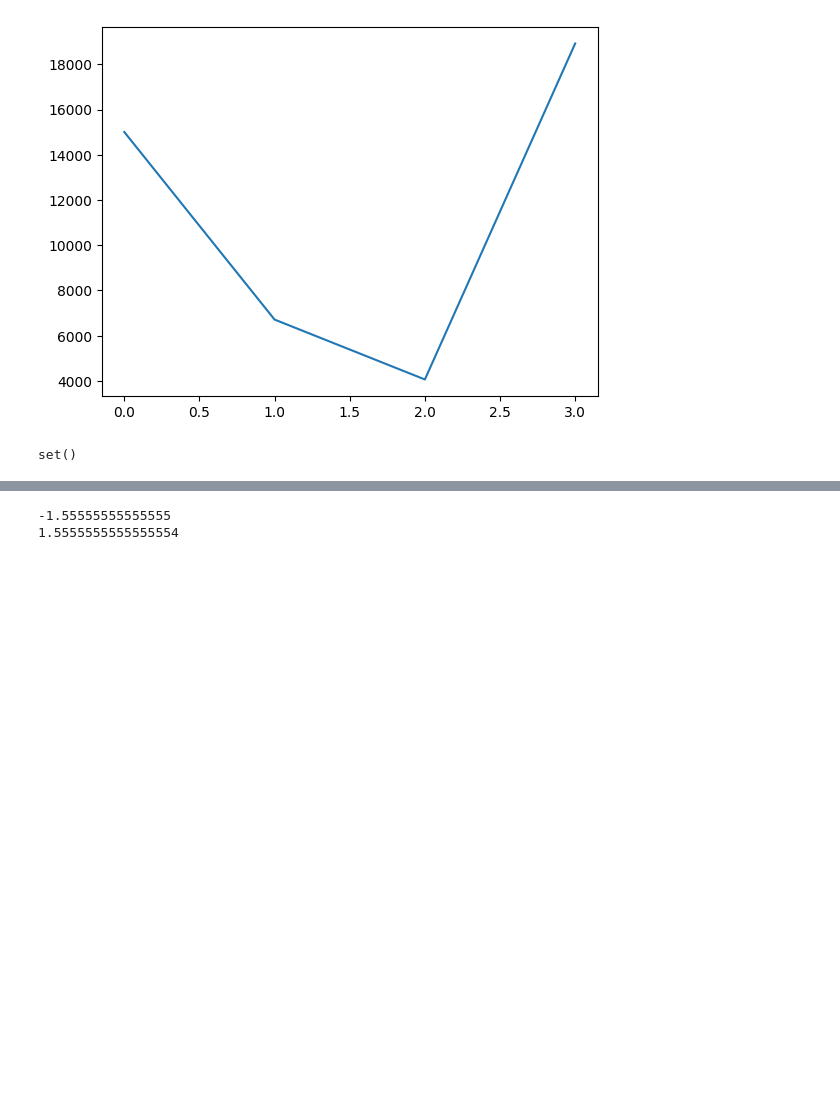
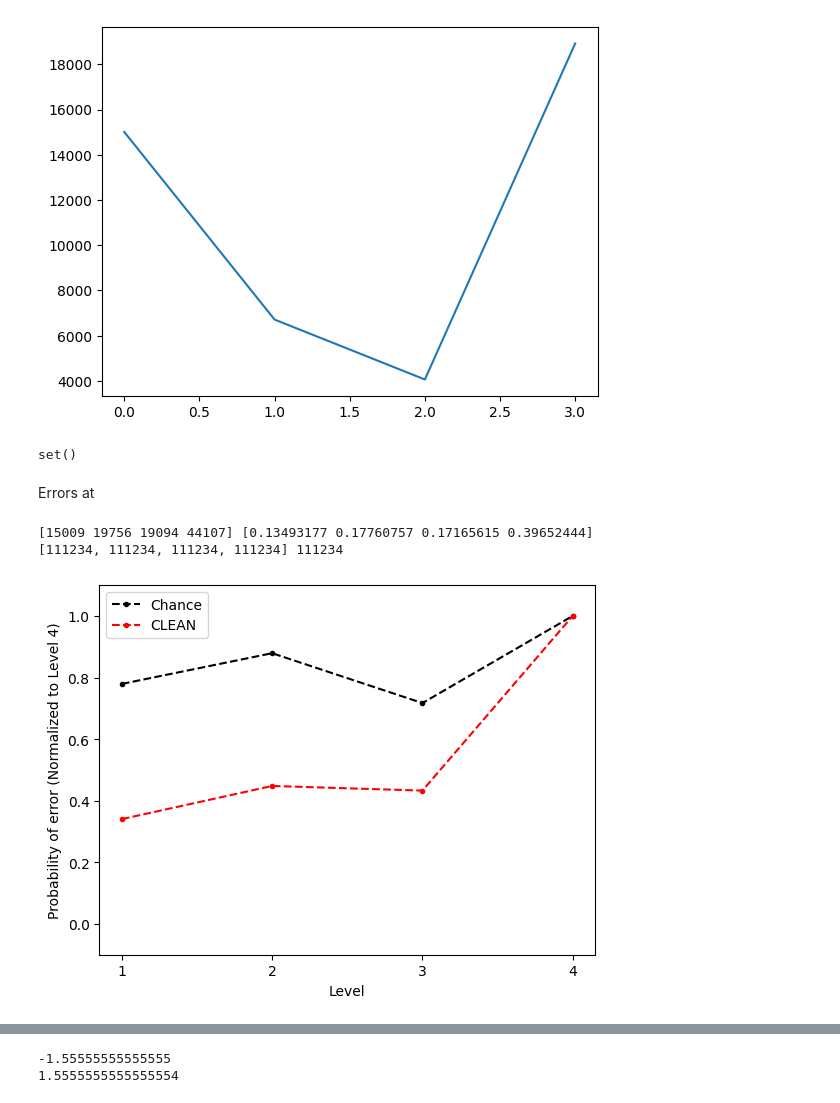
Before and after one commit to stefanpate/rcgnn, a Jupyter notebook: scripts/eval_metrics.ipynb, the cells around one changed output, grey strips where cells are left out. Cells and saved outputs as stored; diff of their text form; code cells hidden in the pictures; blank space fills up the shorter version.

Commit message:
CLEAN errors broken down as 'errors at lth digit'. Hierarchicalness of CLEAN embeddings analyzed by masking EC labels and predicting.

```diff
--- a/scripts/eval_metrics.ipynb
+++ b/scripts/eval_metrics.ipynb
@@ -369,8 +369,8 @@ save_json(dmaxes, '../artifacts/dmaxes_clean_shuffled_ds_10.json')
 # %%
-loaded_set = [load_json('../artifacts/dmaxes_clean_ds_10.json'),
-                load_json('../artifacts/dmaxes_clean_shuffled_ds_10.json'),
-                load_json('../artifacts/dmaxes_esm_ds_10.json'),
-                load_json('../artifacts/dmaxes_esm_shuffled_ds_10.json')]
+loaded_set = [load_json('../data/from_analysis/dmaxes_clean_ds_10.json'),
+                load_json('../data/from_analysis/dmaxes_clean_shuffled_ds_10.json'),
+                load_json('../data/from_analysis/dmaxes_esm_ds_10.json'),
+                load_json('../data/from_analysis/dmaxes_esm_shuffled_ds_10.json')]
 # %%
 # Plot dmax error in cdfs
 ep = 1e-1
@@ -446,16 +446,16 @@ if do_shuffle:
 for i in range(n_levels):
     sil_scores.append(silhouette_samples(embeds, sk_labels_by_level[i]))
 # %%
-fn = '/home/stef/hiec/artifacts/silhouette_clean.csv'
+fn = '/home/stef/hiec/data/from_analysis/silhouette_clean.csv'
 sil_scores = np.vstack(sil_scores)
 np.savetxt(fn, sil_scores, delimiter=',')
 # %%
-fns = ['/home/stef/hiec/artifacts/silhouette_clean_ds_10.csv',
-       '/home/stef/hiec/artifacts/silhouette_clean_shuffled_ds_10.csv',
-       '/home/stef/hiec/artifacts/silhouette_esm1b_ds_10.csv',
-       '/home/stef/hiec/artifacts/silhouette_esm1b_shuffled_ds_10.csv']
+fns = ['/home/stef/hiec/data/from_analysis/silhouette_clean_ds_10.csv',
+       '/home/stef/hiec/data/from_analysis/silhouette_clean_shuffled_ds_10.csv',
+       '/home/stef/hiec/data/from_analysis/silhouette_esm1b_ds_10.csv',
+       '/home/stef/hiec/data/from_analysis/silhouette_esm1b_shuffled_ds_10.csv']
 
-fns = ['/home/stef/hiec/artifacts/silhouette_clean.csv',
+fns = ['/home/stef/hiec/data/from_analysis/silhouette_clean.csv',
        ]
 loaded_set = [np.loadtxt(fn, delimiter=',') for fn in fns]
 # %%
@@ -735,3 +734,44 @@ ax.plot(errors_at)
 set(total.keys()) ^ set(accuracy.keys())
 # %% [output]
 set()
+# %% [markdown]
+Errors at
+# %%
+tally_errors_at = (abs(pred_ecs - ecs) != 0).astype(int).sum(axis=0)
+n_samples = ecs.shape[0]
+unique_digit_cts = [defaultdict(lambda : 0) for i in range(n_levels)]
+for i in range(n_samples):
+    for j in range(n_levels):
+        this_dig = ecs[i, j]
+        unique_digit_cts[j][this_dig] += 1
+
+digit_totals = [sum(unique_digit_cts[i].values()) for i in range(n_levels)]
+print(tally_errors_at, tally_errors_at / n_samples)
+print(digit_totals, n_samples)
+
+prob_error_at = []
+for i in range(n_levels):
+    temp = []
+    for v in unique_digit_cts[i].values():
+        temp.append((v / n_samples) * ((n_samples - v) / n_samples))
+
+    prob_error_at.append(sum(temp))
+
+prob_error_at = np.array(prob_error_at)
+error_rate_at = tally_errors_at / n_samples
+
+x = np.arange(1, n_levels + 1)
+ep = 1e-1
+fig, ax = plt.subplots()
+ax.plot(x, prob_error_at / prob_error_at[-1], 'k.--', label='Chance')
+ax.plot(x, error_rate_at / error_rate_at[-1], 'r.--', label='CLEAN')
+ax.set_ylim(-ep, 1 + ep)
+ax.set_xticks(x)
+ax.set_ylabel('Probability of error (Normalized to Level 4)')
+ax.set_xlabel('Level')
+ax.legend()
+plt.show()
+# %% [output]
+[15009 19756 19094 44107] [0.13493177 0.17760757 0.17165615 0.39652444]
+[111234, 111234, 111234, 111234] 111234
+[figure, added]
```
Also changed, not shown: parts of 11 cells of this notebook, 22 other files.
